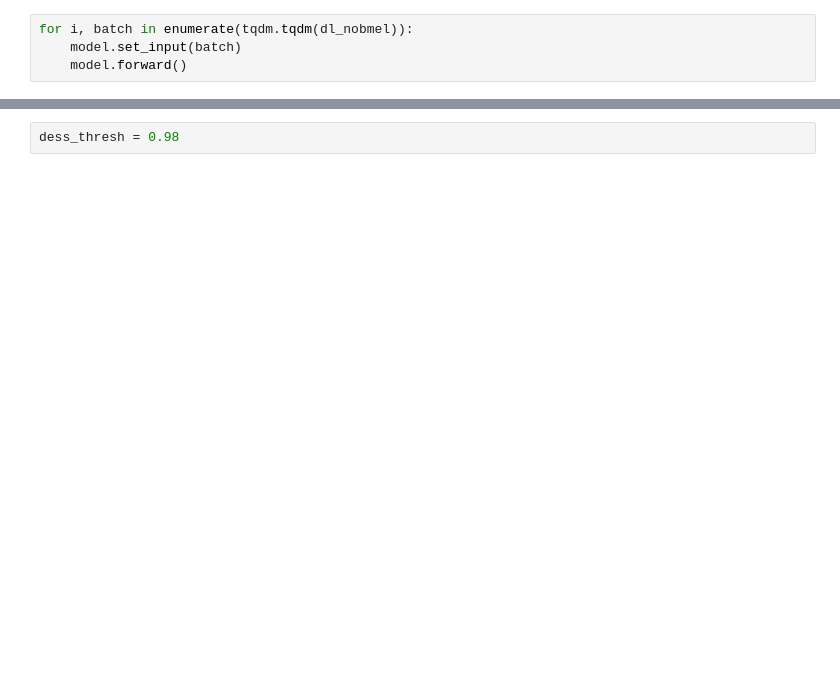
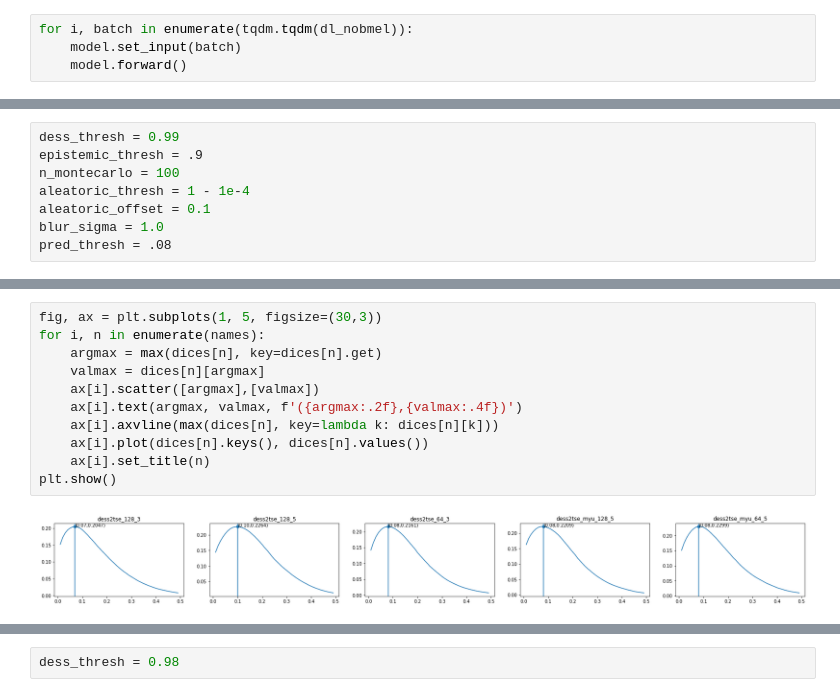
Before and after one commit to asy51/pytorch-CycleGAN-and-pix2pix, a Jupyter notebook: uncertanties.ipynb, the cells around one changed output, grey strips where cells are left out. Drawn from its saved outputs; the diff is of its cells as text; blank space fills up the shorter version.

```diff
--- a/uncertanties.ipynb
+++ b/uncertanties.ipynb
@@ -208,0 +229,8 @@ model.eval()
+# %%
+dess_thresh = 0.99
+epistemic_thresh = .9
+n_montecarlo = 100
+aleatoric_thresh = 1 - 1e-4
+aleatoric_offset = 0.1
+blur_sigma = 1.0
+pred_thresh = .08
@@ -208,0 +340,13 @@ model.eval()
+# %%
+fig, ax = plt.subplots(1, 5, figsize=(30,3))
+for i, n in enumerate(names):
+    argmax = max(dices[n], key=dices[n].get)
+    valmax = dices[n][argmax]
+    ax[i].scatter([argmax],[valmax])
+    ax[i].text(argmax, valmax, f'({argmax:.2f},{valmax:.4f})')
+    ax[i].axvline(max(dices[n], key=lambda k: dices[n][k]))
+    ax[i].plot(dices[n].keys(), dices[n].values())
+    ax[i].set_title(n)
+plt.show()
+# %% [output]
+[figure, added]
```
Also changed, not shown: parts of 51 cells of this notebook, 9 other files.
